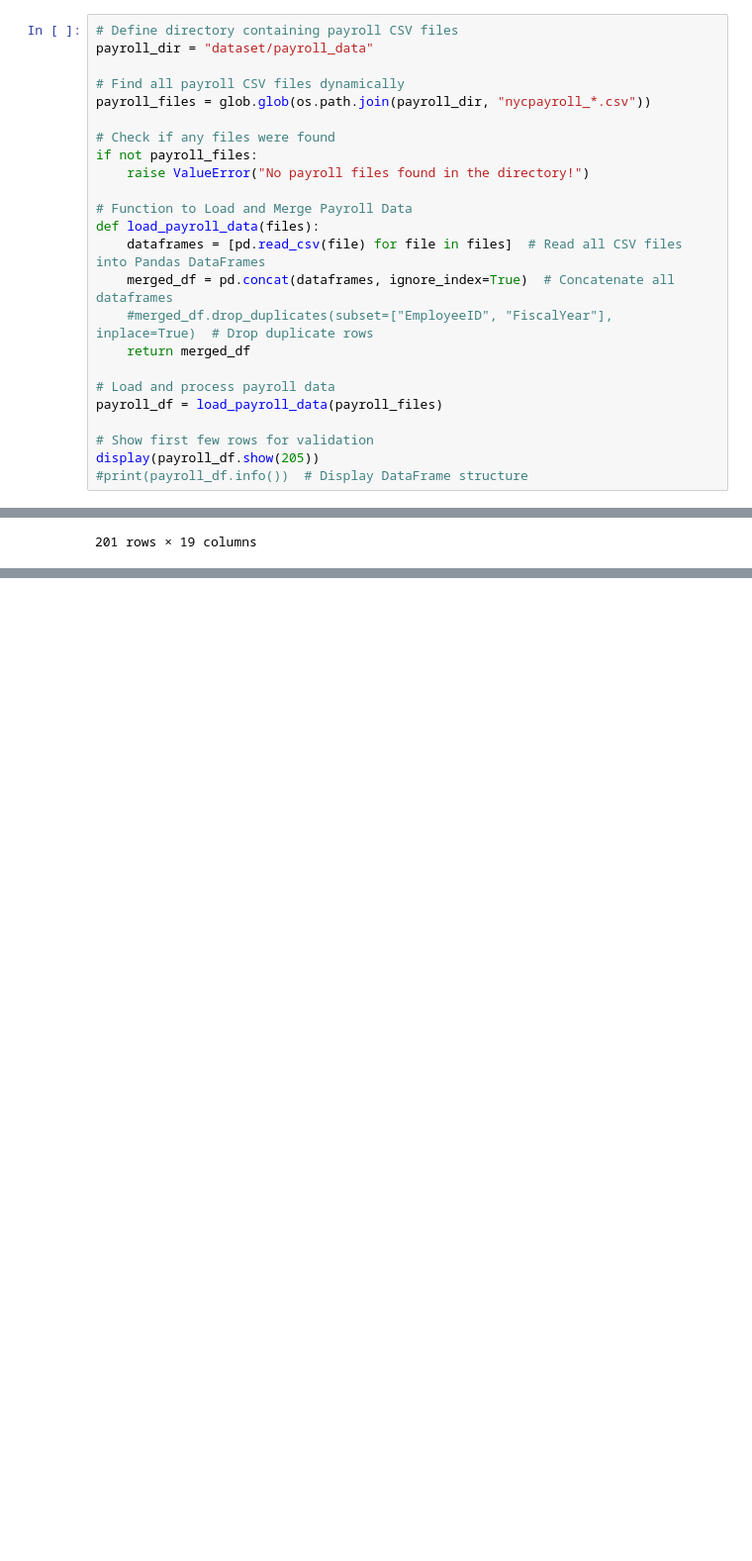
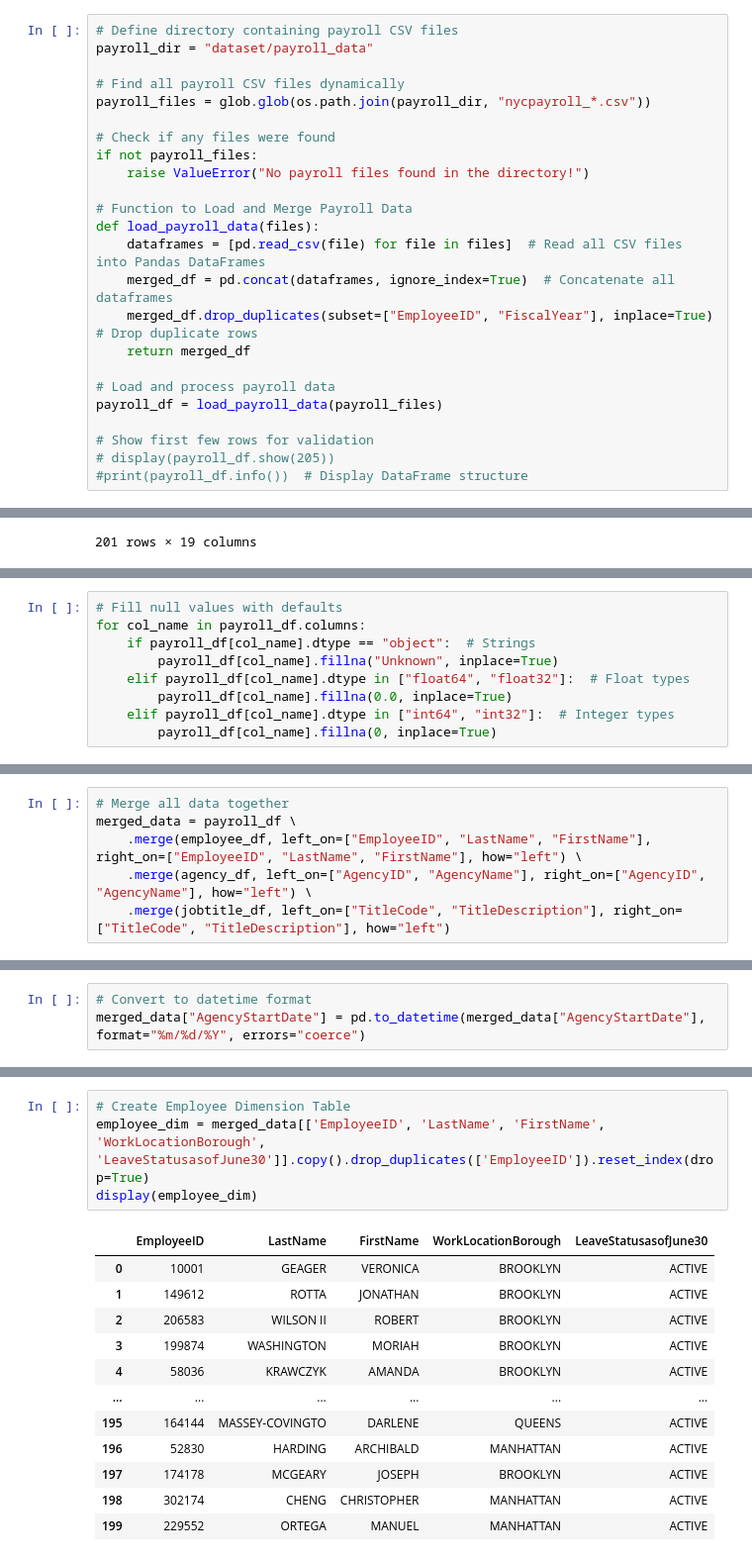
Before and after one commit to nonsosky/nycpayroll_capstone_project, a Jupyter notebook: nyc_payroll_etl.ipynb, the cells around one changed output, grey strips where cells are left out. Shown: that part at 99% size. Drawn from its saved outputs; the diff is of its cells as text; blank space fills up the shorter version.

```diff
--- a/nyc_payroll_etl.ipynb
+++ b/nyc_payroll_etl.ipynb
@@ -29,14 +40,14 @@ if not payroll_files:
 def load_payroll_data(files):
     dataframes = [pd.read_csv(file) for file in files]  # Read all CSV files into Pandas DataFrames
     merged_df = pd.concat(dataframes, ignore_index=True)  # Concatenate all dataframes
-    #merged_df.drop_duplicates(subset=["EmployeeID", "FiscalYear"], inplace=True)  # Drop duplicate rows
+    merged_df.drop_duplicates(subset=["EmployeeID", "FiscalYear"], inplace=True)  # Drop duplicate rows
     return merged_df
 
 # Load and process payroll data
 payroll_df = load_payroll_data(payroll_files)
 
 # Show first few rows for validation
-display(payroll_df.show(205))
+# display(payroll_df.show(205))
 #print(payroll_df.info())  # Display DataFrame structure
 # %%
 display(payroll_df)
@@ -56,0 +95,9 @@ display(payroll_df)
+# %%
+# Fill null values with defaults
+for col_name in payroll_df.columns:
+    if payroll_df[col_name].dtype == "object":  # Strings
+        payroll_df[col_name].fillna("Unknown", inplace=True)
+    elif payroll_df[col_name].dtype in ["float64", "float32"]:  # Float types
+        payroll_df[col_name].fillna(0.0, inplace=True)
+    elif payroll_df[col_name].dtype in ["int64", "int32"]:  # Integer types
+        payroll_df[col_name].fillna(0, inplace=True)
@@ -56,0 +136,6 @@ display(payroll_df)
+# %%
+# Merge all data together
+merged_data = payroll_df \
+    .merge(employee_df, left_on=["EmployeeID", "LastName", "FirstName"], right_on=["EmployeeID", "LastName", "FirstName"], how="left") \
+    .merge(agency_df, left_on=["AgencyID", "AgencyName"], right_on=["AgencyID", "AgencyName"], how="left") \
+    .merge(jobtitle_df, left_on=["TitleCode", "TitleDescription"], right_on=["TitleCode", "TitleDescription"], how="left")
@@ -56,0 +162,3 @@ display(payroll_df)
+# %%
+# Convert to datetime format
+merged_data["AgencyStartDate"] = pd.to_datetime(merged_data["AgencyStartDate"], format="%m/%d/%Y", errors="coerce")
@@ -56,0 +185,17 @@ display(payroll_df)
+# %%
+# Create Employee Dimension Table
+employee_dim = merged_data[['EmployeeID', 'LastName', 'FirstName', 'WorkLocationBorough', 'LeaveStatusasofJune30']].copy().drop_duplicates(['EmployeeID']).reset_index(drop=True)
+display(employee_dim)
+# %% [output]
+|  | EmployeeID | LastName | FirstName | WorkLocationBorough | LeaveStatusasofJune30 |
+| 0 | 10001 | GEAGER | VERONICA | BROOKLYN | ACTIVE |
+| 1 | 149612 | ROTTA | JONATHAN | BROOKLYN | ACTIVE |
+| 2 | 206583 | WILSON II | ROBERT | BROOKLYN | ACTIVE |
+| 3 | 199874 | WASHINGTON | MORIAH | BROOKLYN | ACTIVE |
+| 4 | 58036 | KRAWCZYK | AMANDA | BROOKLYN | ACTIVE |
+| ... | ... | ... | ... | ... | ... |
+| 195 | 164144 | MASSEY-COVINGTO | DARLENE | QUEENS | ACTIVE |
+| 196 | 52830 | HARDING | ARCHIBALD | MANHATTAN | ACTIVE |
+| 197 | 174178 | MCGEARY | JOSEPH | BROOKLYN | ACTIVE |
+| 198 | 302174 | CHENG | CHRISTOPHER | MANHATTAN | ACTIVE |
+| 199 | 229552 | ORTEGA | MANUEL | MANHATTAN | ACTIVE |
```
Also changed, not shown: parts of 15 cells of this notebook, 5 other files.
